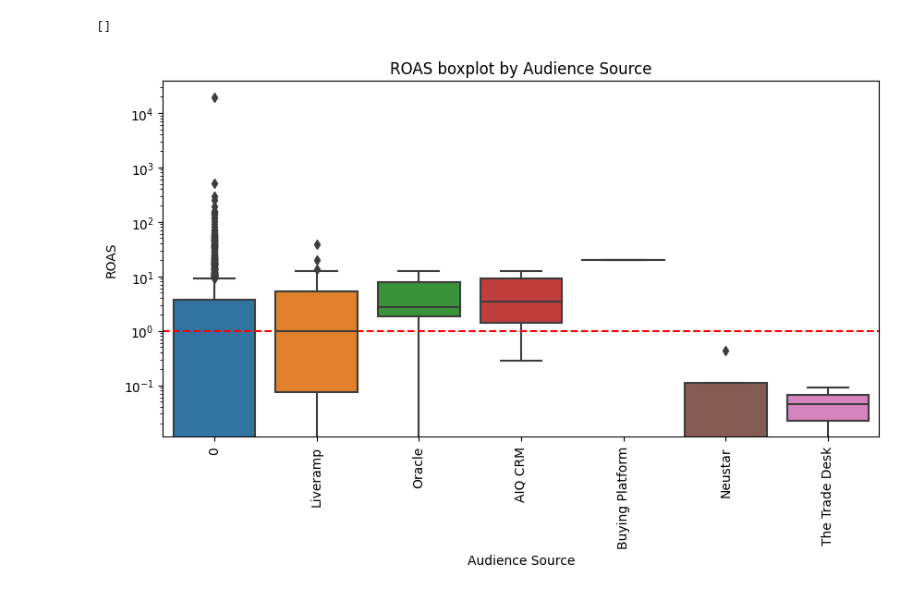
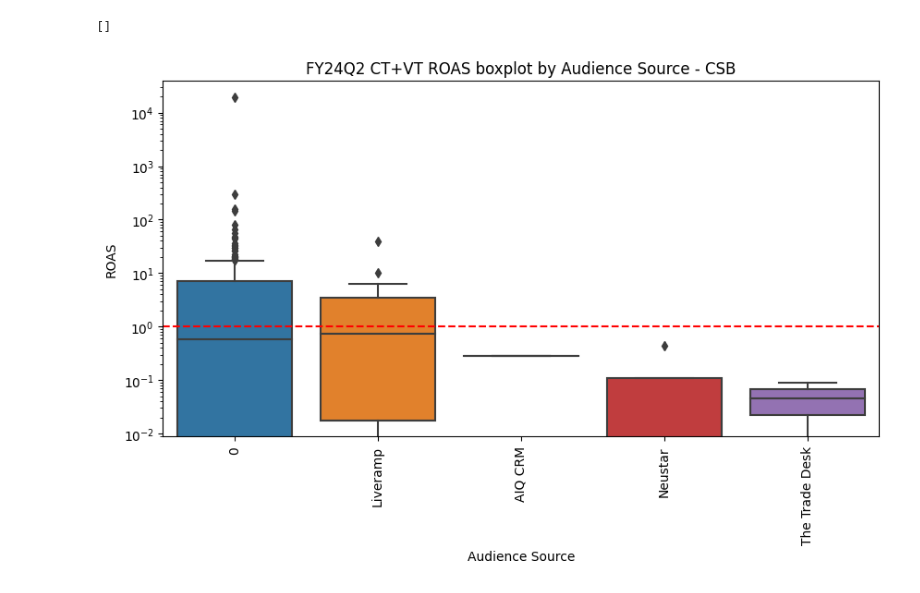
Before and after one commit to 0xrsfagundes/File-Manipulation, a Jupyter notebook: Audience Performance Analysis/3. ID Provider Performance Analysis.ipynb, the cells around one changed output. Saved outputs shown, nothing was run; the diff lists cells and outputs as text; code cells hidden in the pictures.

```diff
--- a/Audience Performance Analysis/3. ID Provider Performance Analysis.ipynb
+++ b/Audience Performance Analysis/3. ID Provider Performance Analysis.ipynb
@@ -51,23 +51,27 @@ grouped_df.head()
 | 2 | Active Prospects | Argentina | FY24Q2 | Social | Infrastructure Solutions Group | B2B | 2024_Q2_AR_ISG_AP_SOCIAL_PROSPECT... | ... |
 | 3 | Active Prospects | Argentina | FY24Q2 | Social | Infrastructure Solutions Group | B2B | 2024_Q2_AR_ISG_AP_SOCIAL_PROSPECT... | ... |
 | 4 | Active Prospects | Argentina | FY24Q2 | Social | Infrastructure Solutions Group | B2B | 2024_Q2_AR_ISG_AP_SOCIAL_PROSPECT... | ... |
+# %%
+grouped_csb_df = grouped_df[grouped_df['BU_lvl1'].isin(['CSB'])]
+
+grouped_b2b_df = grouped_df[grouped_df['BU_lvl1'].isin(['B2B'])]
 # %%
 # Create a box plot by 'BU_lvl1'
 fig, ax1 = plt.subplots(figsize=(10, 5))
 
 # Set plot title and labels
-ax1.set_title('ROAS boxplot by Audience Source')
+ax1.set_title('FY24Q2 CT+VT ROAS boxplot by Audience Source - CSB')
 ax1.set_ylabel('ROAS')
 
 # Create the box plot
-sns.boxplot(data=grouped_df, x='Audience Source', y='ROAS')
+sns.boxplot(data=grouped_csb_df, x='Audience Source', y='ROAS')
 
 plt.axhline(y=1, color='r', linestyle='--', label='ROAS = 1')
 
 plt.xticks(rotation=90)
 
 # Show the plot
 plt.semilogy()
 # %% [output]
 []
-[figure, old version]
+[figure, new version]
```
Also changed, not shown: parts of 1 cell of this notebook.
